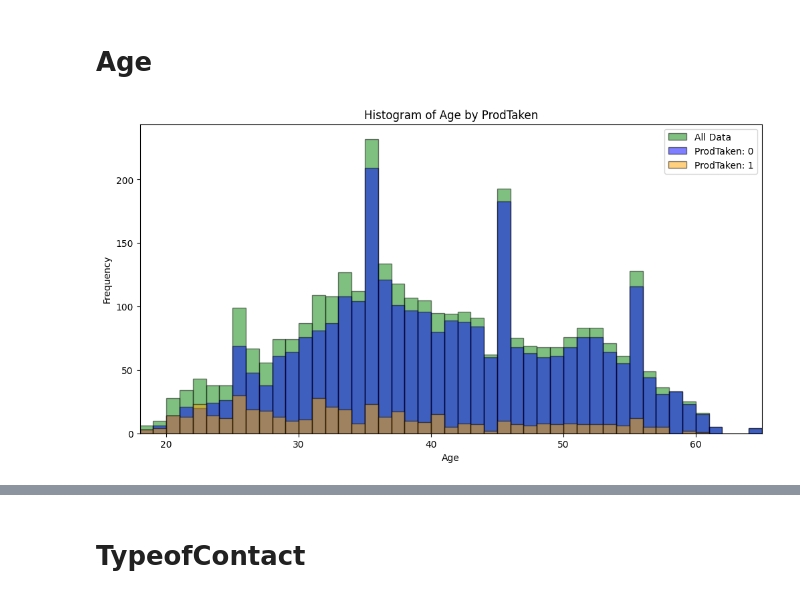
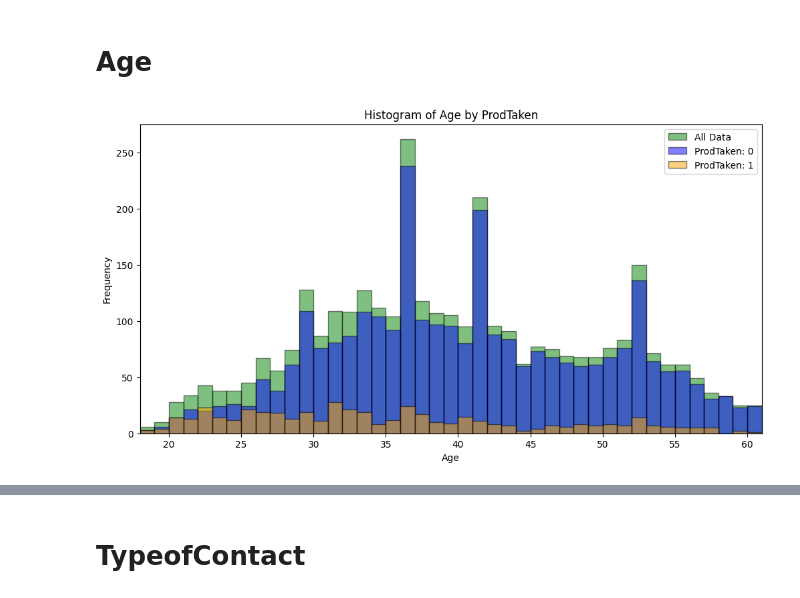
Before and after one commit to skyshine460/ProdTaken, a Jupyter notebook: ProdTaken_lightgbm2.ipynb, the cells around one changed output, grey strips where cells are left out. Cells and saved outputs as stored; diff of their text form; code cells hidden in the pictures.

```diff
--- a/ProdTaken_lightgbm2.ipynb
+++ b/ProdTaken_lightgbm2.ipynb
@@ -152,8 +152,8 @@ def convert_full_width_to_half_width(text): # 半角全角の変換
 train_df['Age'] = train_df['Age'].apply(convert_full_width_to_half_width)
 
 age_generations = { #年代の変換
-    '20代': 25, '30代': 35, '40代': 45, '50代': 55, '60代': 65,
-    '２０代': 25, '３０代': 35, '４０代': 45, '５０代': 55, '６０代': 65,
+    '20代': 29, '30代': 36, '40代': 41, '50代': 52, '60代': 60,
+    '２０代': 29, '３０代': 36, '４０代': 41, '５０代': 52, '６０代': 60,
 }
 train_df['Age'] = train_df['Age'].replace(age_generations, regex=True)
 
@@ -233,6 +233,6 @@ test_df['Age'] = test_df['Age'].apply(lambda x: convert_kansuuji_to_arabic_numbe
 test_df['Age'] = pd.to_numeric(test_df['Age'], errors='coerce').astype('Int64')
 # test_df['Age'].value_counts()
 # %%
-plot_histograms(train_df, 'Age', bins=48)
+plot_histograms(train_df, 'Age', bins=44)
 # %% [output]
-[figure, old version]
+[figure, new version]
```
Also changed, not shown: parts of 48 cells of this notebook.
